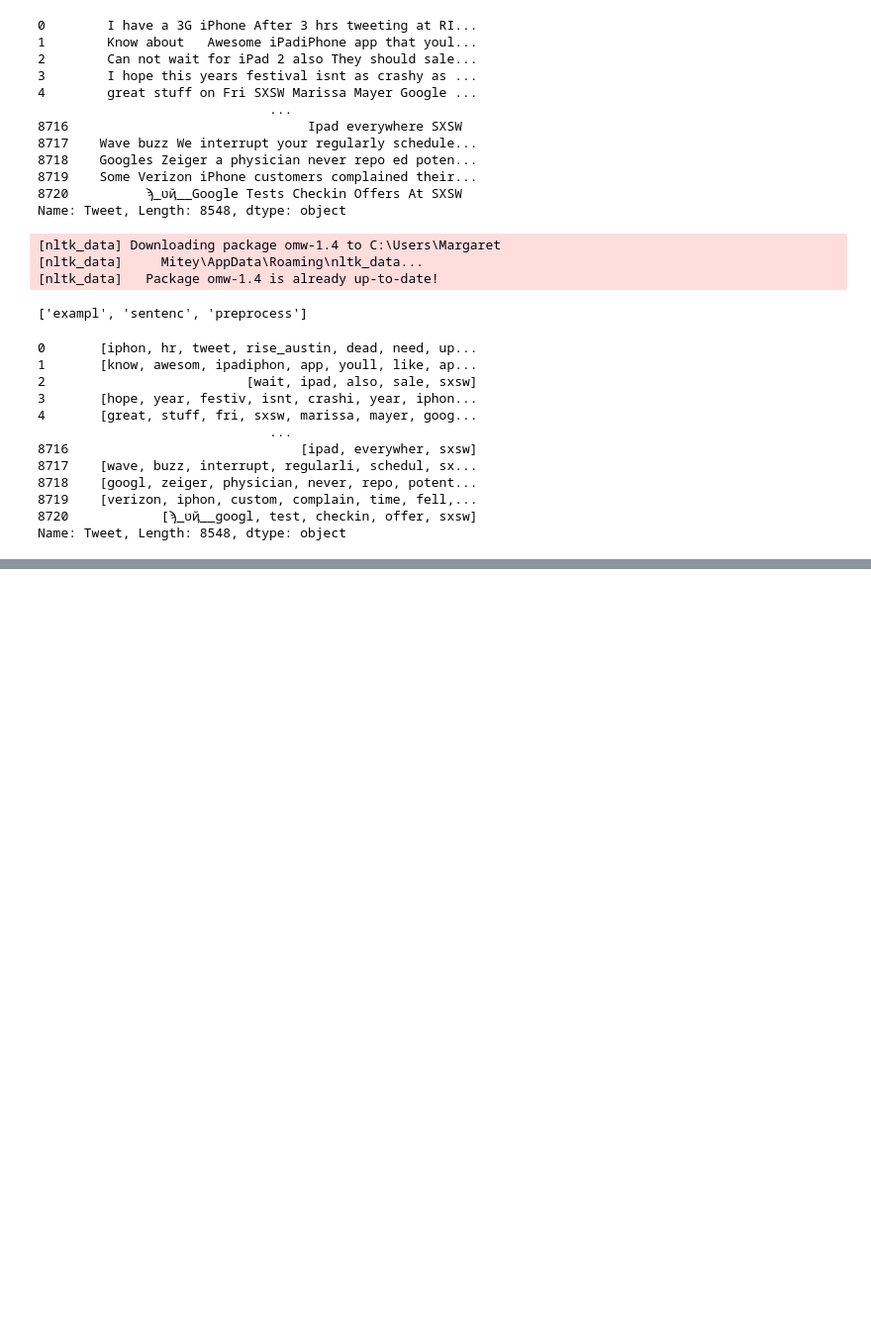
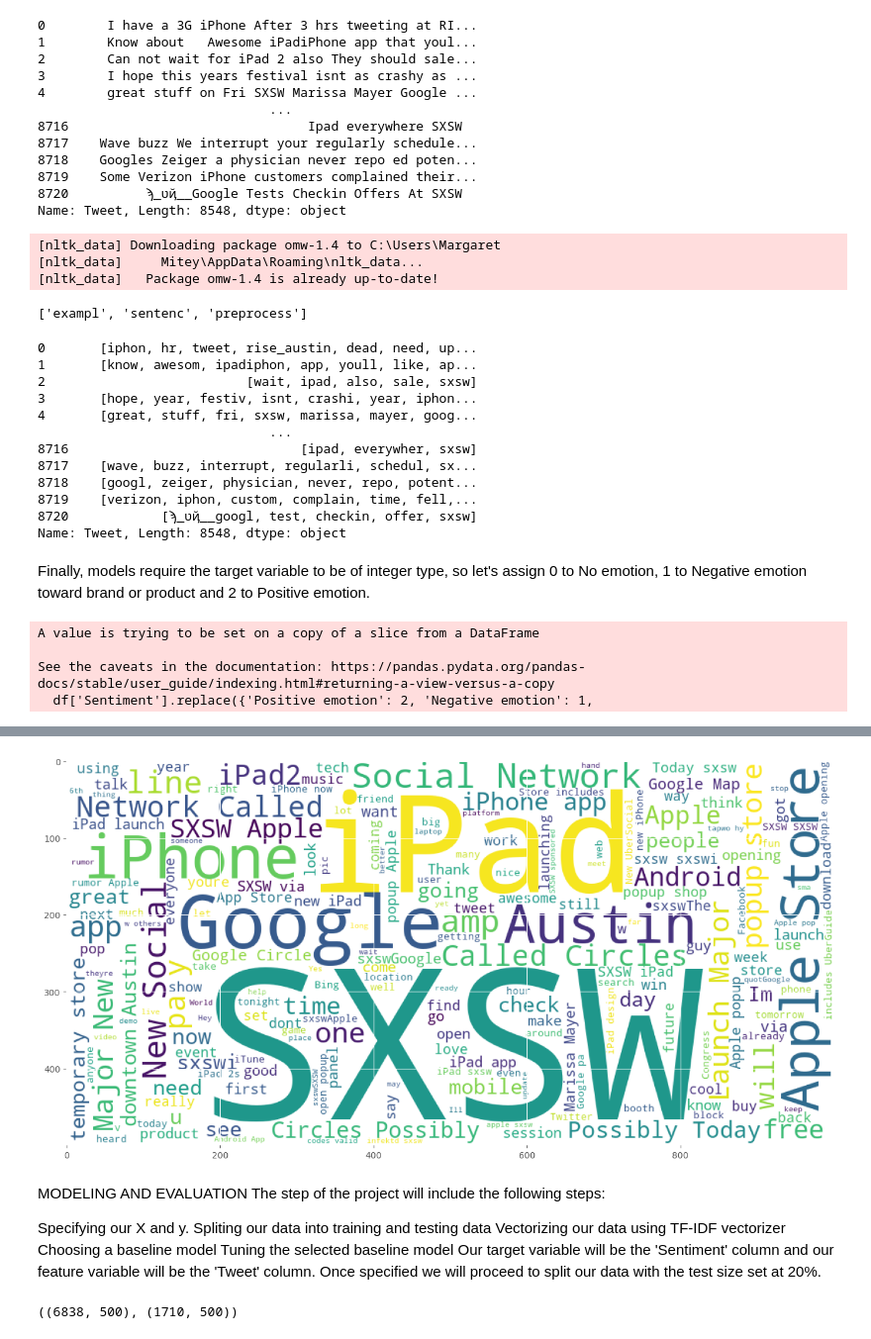
Before and after one commit to Chemami12/Tweeter-Sentiment-NLP, a Jupyter notebook: Twiteer-Sentiment.ipynb, the cells around one changed output, grey strips where cells are left out. Shown at 99% size. Cells and saved outputs as stored; diff of their text form; code cells hidden in the pictures; blank space fills up the shorter version.

Commit message:
Splitting data

```diff
--- a/Twiteer-Sentiment.ipynb
+++ b/Twiteer-Sentiment.ipynb
@@ -432,3 +429,28 @@ text_data
 8719    [verizon, iphon, custom, complain, time, fell,...
 8720            [ϡ_ʋҋ__googl, test, checkin, offer, sxsw]
 Name: Tweet, Length: 8548, dtype: object
+# %% [markdown]
+Finally, models require the target variable to be of integer type, so let's assign 0 to No emotion, 1 to Negative emotion toward brand or product and 2 to Positive emotion.
+# %%
+#Reassigning sentiment values to integers
+df['Sentiment'].replace({'Positive emotion': 2, 'Negative emotion': 1,
+                                 'No emotion toward brand or product': 0}, inplace=True)
+# %% [output]
+A value is trying to be set on a copy of a slice from a DataFrame
+
+See the caveats in the documentation: https://pandas.pydata.org/pandas-docs/stable/user_guide/indexing.html#returning-a-view-versus-a-copy
+  df['Sentiment'].replace({'Positive emotion': 2, 'Negative emotion': 1,
+# %%
+!pip install wordcloud
+import matplotlib as mpl
+from wordcloud import WordCloud
+mpl.rcParams['figure.figsize'] = 20,8
+sample_data = df['Tweet']
+
+word_cloud =" "
+for row in sample_data:
+    for word in row:
+        word_cloud+=" ".join(word)
+wordcloud = WordCloud(width = 1000, height = 500,background_color ='white',min_font_size = 10).generate(word_cloud)
+plt.imshow(wordcloud);
+# %% [output]
@@ -434,0 +472,11 @@ Name: Tweet, Length: 8548, dtype: object
+[figure, added]
+# %% [markdown]
+MODELING AND EVALUATION
+The step of the project will include the following steps:
+
+Specifying our X and y.
+Spliting our data into training and testing data
+Vectorizing our data using TF-IDF vectorizer
+Choosing a baseline model
+Tuning the selected baseline model
+Our target variable will be the 'Sentiment' column and our feature variable will be the 'Tweet' column. Once specified we will proceed to split our data with the test size set at 20%.
@@ -434,0 +502,5 @@ Name: Tweet, Length: 8548, dtype: object
+# %%
+#Checking dimensions of vectorized data
+X_train_vec.shape, X_test_vec.shape
+# %% [output]
+((6838, 500), (1710, 500))
```
Also changed, not shown: parts of 7 cells of this notebook.
